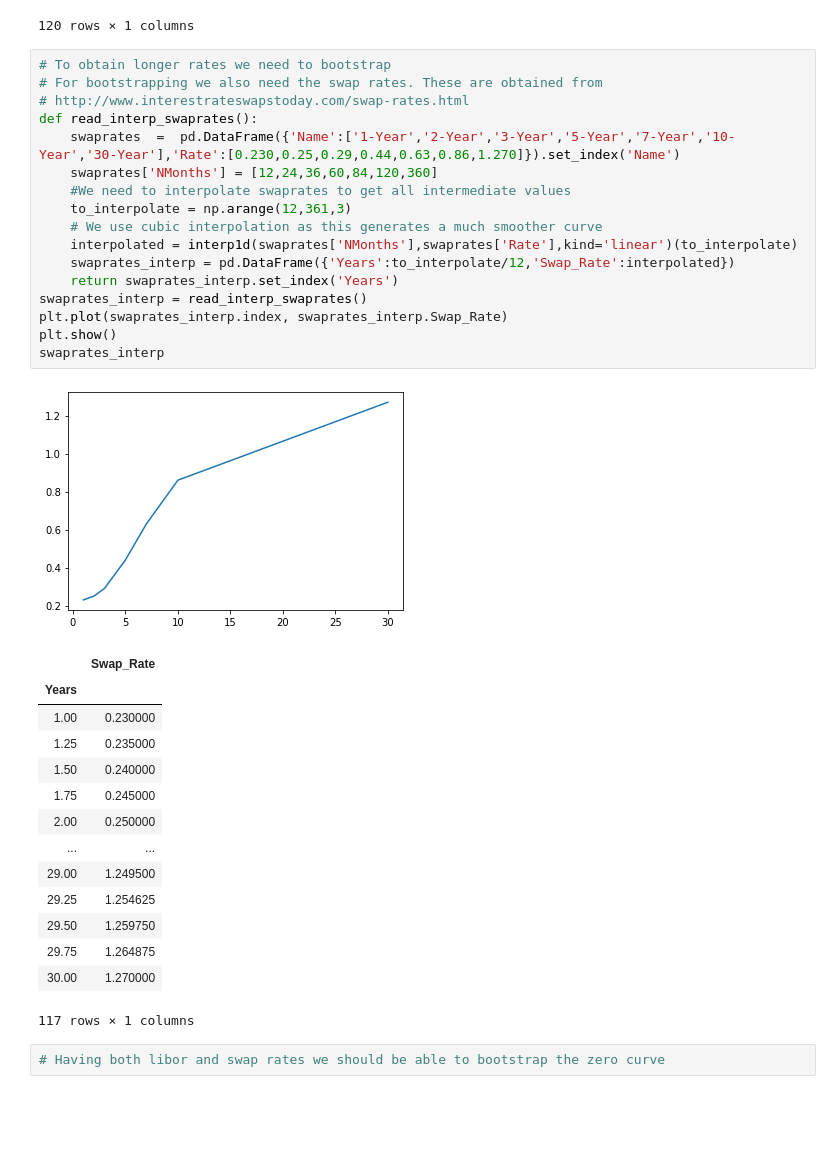
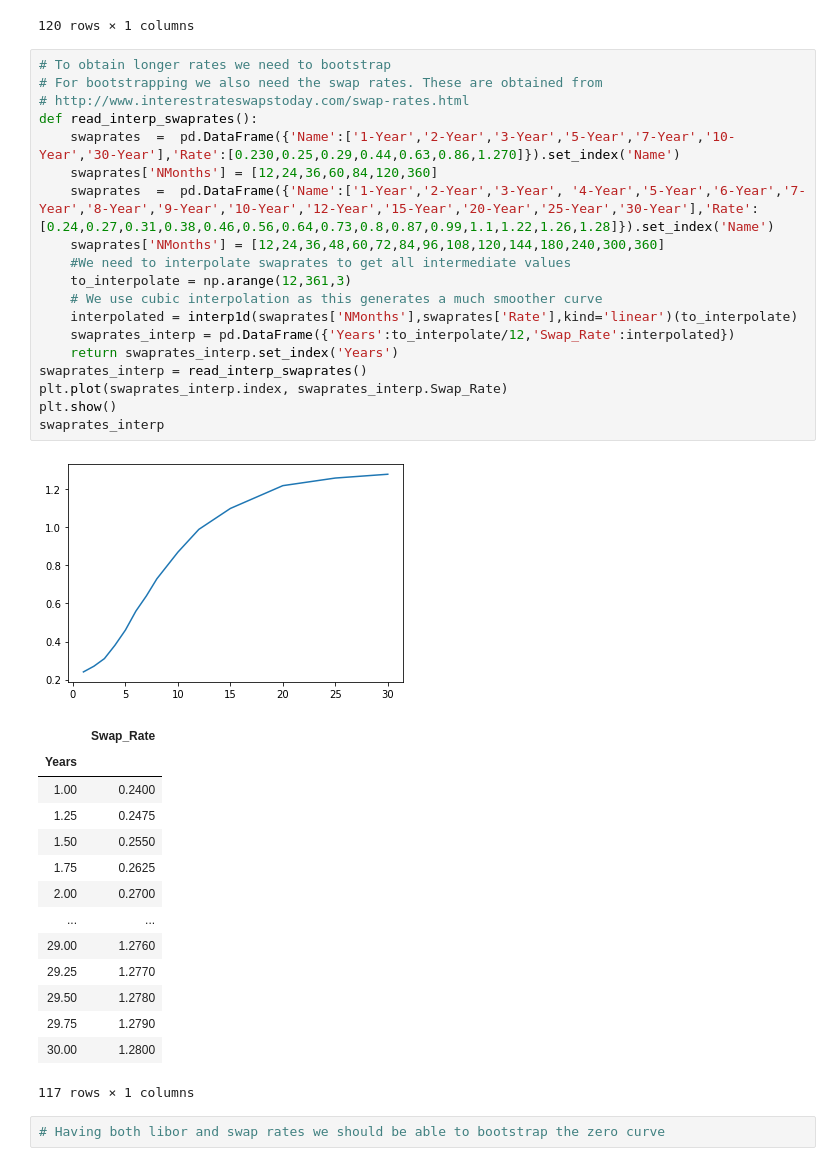
Before and after one commit to LuukOudshoorn25/SPFDM1, a Jupyter notebook: SPFDM 1.ipynb, the cells around one changed output. Saved outputs shown, nothing was run; the diff lists cells and outputs as text; blank space fills up the shorter version.

Commit message:
Added new swap curve

```diff
--- a/SPFDM 1.ipynb
+++ b/SPFDM 1.ipynb
@@ -88,35 +88,37 @@ zerocurve
 # %%
 # To obtain longer rates we need to bootstrap
 # For bootstrapping we also need the swap rates. These are obtained from
 # http://www.interestrateswapstoday.com/swap-rates.html
 def read_interp_swaprates():
     swaprates  =  pd.DataFrame({'Name':['1-Year','2-Year','3-Year','5-Year','7-Year','10-Year','30-Year'],'Rate':[0.230,0.25,0.29,0.44,0.63,0.86,1.270]}).set_index('Name')
     swaprates['NMonths'] = [12,24,36,60,84,120,360]
+    swaprates  =  pd.DataFrame({'Name':['1-Year','2-Year','3-Year', '4-Year','5-Year','6-Year','7-Year','8-Year','9-Year','10-Year','12-Year','15-Year','20-Year','25-Year','30-Year'],'Rate':[0.24,0.27,0.31,0.38,0.46,0.56,0.64,0.73,0.8,0.87,0.99,1.1,1.22,1.26,1.28]}).set_index('Name')
+    swaprates['NMonths'] = [12,24,36,48,60,72,84,96,108,120,144,180,240,300,360]
     #We need to interpolate swaprates to get all intermediate values
     to_interpolate = np.arange(12,361,3)
     # We use cubic interpolation as this generates a much smoother curve
     interpolated = interp1d(swaprates['NMonths'],swaprates['Rate'],kind='linear')(to_interpolate)
     swaprates_interp = pd.DataFrame({'Years':to_interpolate/12,'Swap_Rate':interpolated})
     return swaprates_interp.set_index('Years')
 swaprates_interp = read_interp_swaprates()
 plt.plot(swaprates_interp.index, swaprates_interp.Swap_Rate)
 plt.show()
 swaprates_interp
 # %% [output]
-[figure, old version]
+[figure, new version]
 |  | Swap_Rate |
 | Years |  |
-| 1.00 | 0.230000 |
-| 1.25 | 0.235000 |
-| 1.50 | 0.240000 |
-| 1.75 | 0.245000 |
-| 2.00 | 0.250000 |
+| 1.00 | 0.2400 |
+| 1.25 | 0.2475 |
+| 1.50 | 0.2550 |
+| 1.75 | 0.2625 |
+| 2.00 | 0.2700 |
 | ... | ... |
-| 29.00 | 1.249500 |
-| 29.25 | 1.254625 |
-| 29.50 | 1.259750 |
-| 29.75 | 1.264875 |
-| 30.00 | 1.270000 |
+| 29.00 | 1.2760 |
+| 29.25 | 1.2770 |
+| 29.50 | 1.2780 |
+| 29.75 | 1.2790 |
+| 30.00 | 1.2800 |
 117 rows × 1 columns
 # %%
 # Having both libor and swap rates we should be able to bootstrap the zero curve
```
Also changed, not shown: parts of 2 cells of this notebook.
